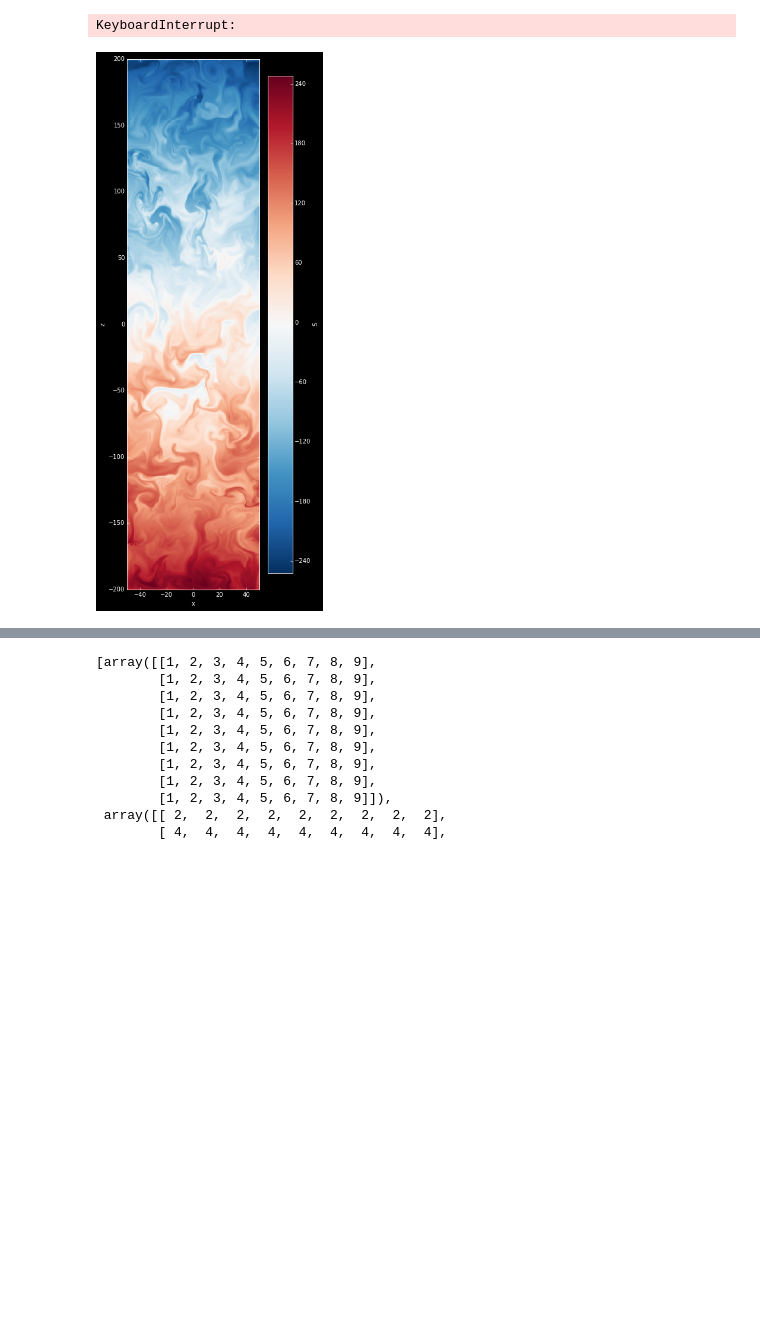
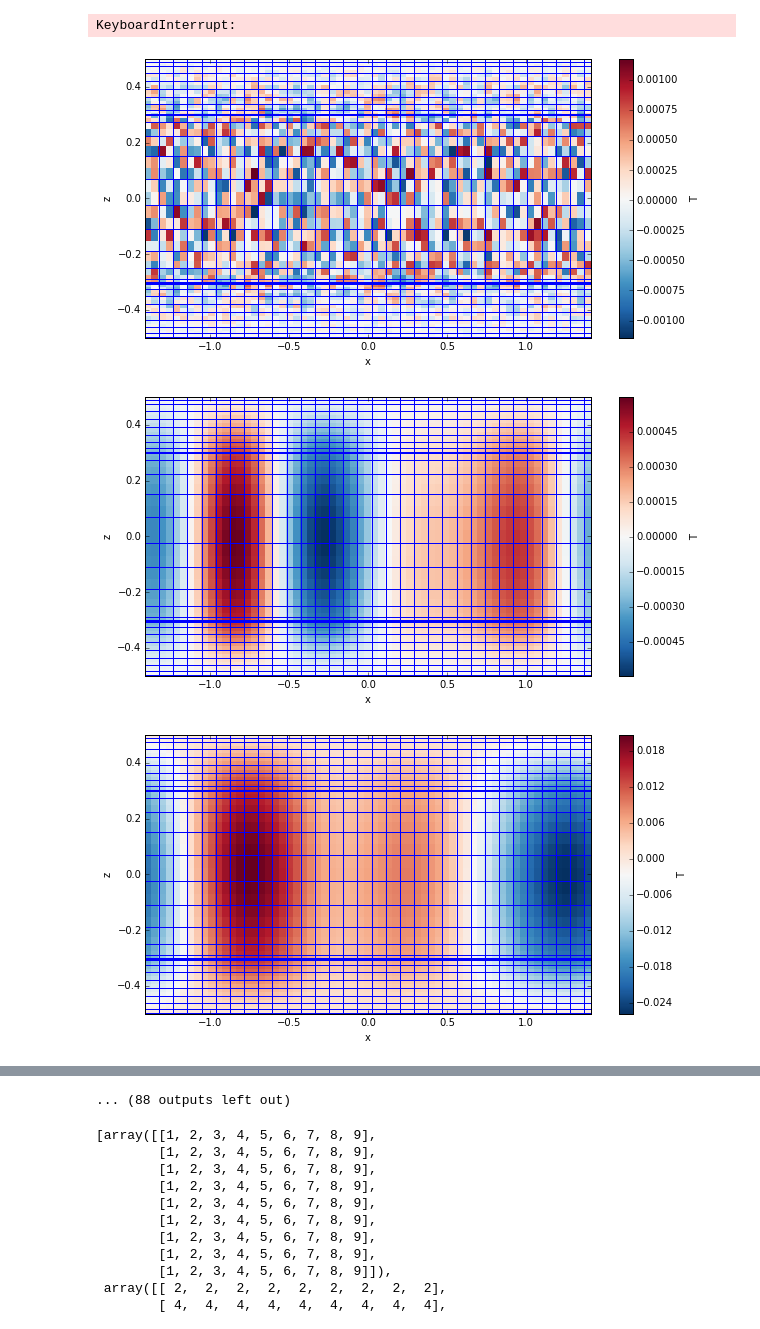
Before and after one commit to brownjustinmichael/pisces, a Jupyter notebook: plots/Plot NETCDF.ipynb, the cells around one changed output, grey strips where cells are left out. Cells and saved outputs as stored; diff of their text form; code cells hidden in the pictures; blank space fills up the shorter version.

```diff
--- a/plots/Plot NETCDF.ipynb
+++ b/plots/Plot NETCDF.ipynb
@@ -69,51 +69,55 @@ animation.FuncAnimation(fig, animate, init_func=init,
 # %% [output]
 KeyboardInterrupt:
 # %%
-plt.style.use ("dark_background")
+# plt.style.use ("dark_background")
 
 datasets = []
-datasets.append (netCDF4.Dataset ('../sims/layers/output/sc_layer_00.cdf', 'r'))
-datasets.append (netCDF4.Dataset ('../sims/layers/output/sc_layer_01.cdf', 'r'))
-datasets.append (netCDF4.Dataset ('../sims/layers/output/sc_layer_02.cdf', 'r'))
-datasets.append (netCDF4.Dataset ('../sims/layers/output/sc_layer_03.cdf', 'r'))
+datasets.append (netCDF4.Dataset ('../sims/convect/output/output_00.cdf', 'r'))
+datasets.append (netCDF4.Dataset ('../sims/convect/output/output_01.cdf', 'r'))
+datasets.append (netCDF4.Dataset ('../sims/convect/output/output_02.cdf', 'r'))
 
 ts = {}
 per = 2
 
 xdata = []
 zdata = []
 tdata = []
 divdata = []
 
 for dataset in datasets:
     xdata.append (dataset.variables ["x"])
     zdata.append (dataset.variables ["z"])
-    tdata.append (dataset.variables ["S"])
+    tdata.append (dataset.variables ["temperature"])
     divdata.append (dataset.variables ["div"])
 
-record = -2
+for i in range (len (xdata [0])):
+    record = i
 
-x = sum ([ma.getdata (data [record]) for data in xdata])
-y = sum ([ma.getdata (data [record]) for data in zdata])
-t = sum ([ma.getdata (data [record]) for data in tdata])
-d = sum ([ma.getdata (data [record]) for data in divdata])
+    x = sum ([ma.getdata (data [record]) for data in xdata])
+    y = sum ([ma.getdata (data [record]) for data in zdata])
+    t = sum ([ma.getdata (data [record]) for data in tdata])
+    d = sum ([ma.getdata (data [record]) for data in divdata])
 
-# # create a simple animation
-fig = plt.figure(figsize = (5, 16))
-ax = plt.subplot (111)
-p = ax.pcolormesh (x.T, y.T, t.T - y.T / 1.1, cmap = plt.get_cmap ("RdBu_r"))
+    # # create a simple animation
+    fig = plt.figure(figsize = (10, 5))
+    ax = plt.subplot (111)
+    p = ax.pcolormesh (x.T, y.T, t.T, cmap = plt.get_cmap ("RdBu_r"))
 
-cb = plt.colorbar (p)
+    cb = plt.colorbar (p)
 
-ax.set_xlim ((x [0,0], x [-1,-1]))
-ax.set_ylim ((y [0,0], y [-1,-1]))
+    ax.set_xlim ((x [0,0], x [-1,-1]))
+    ax.set_ylim ((y [0,0], y [-1,-1]))
 
-ax.set_xlabel ("x")
-ax.set_ylabel ("z")
-cb.set_label ("S")
-# x = np.linspace(0, 10, 1000)
+    ax.set_xlabel ("x")
+    ax.set_ylabel ("z")
+    cb.set_label ("T")
+    # x = np.linspace(0, 10, 1000)
 
-# lines = [ax.axhline (i, -200, 200, lw = 1.0) for i in y [0,::10].flat]
-# vlines = [ax.axvline (i, -200, 200, lw = 1.0) for i in x [::10,0].flat]
+    lines = [ax.axhline (i, -200, 200, lw = 1.0) for i in y [0,::2].flat]
+    vlines = [ax.axvline (i, -200, 200, lw = 1.0) for i in x [::2,0].flat]
+
+    plt.savefig ("out_%02i.png" % i)
 # %% [output]
-[figure, old version]
+[figure, new version]
+[figure, added]
+[figure, added]
@@ -120,3 +133,4 @@ cb.set_label ("S")
+... (88 outputs left out)
 # %%
 x = np.arange (1,10)
 y = 2 * x
```
Also changed, not shown: parts of 1 cell of this notebook, 6 other files.
